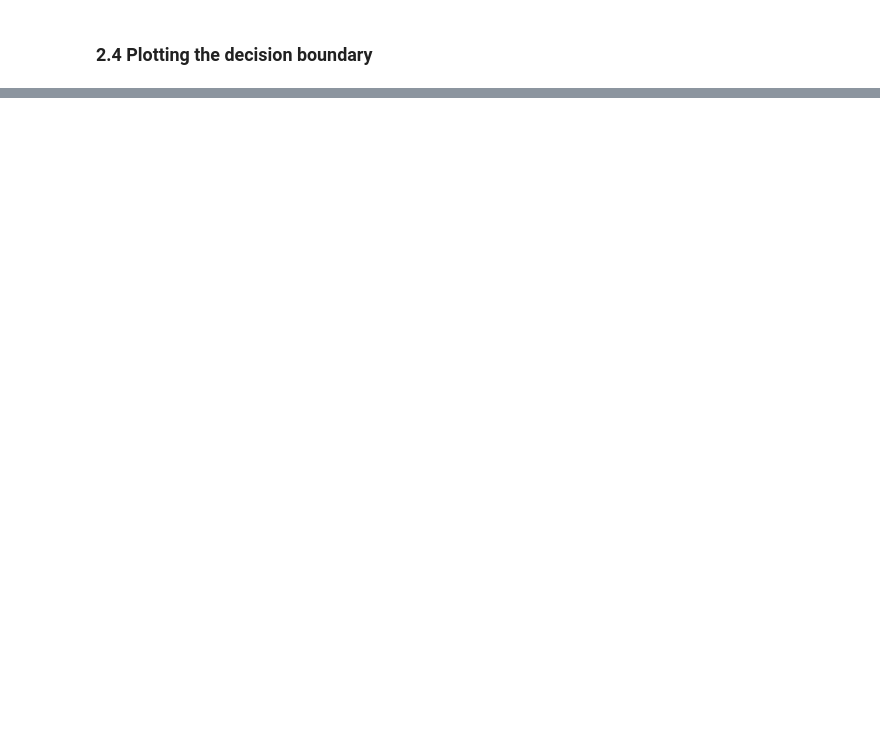
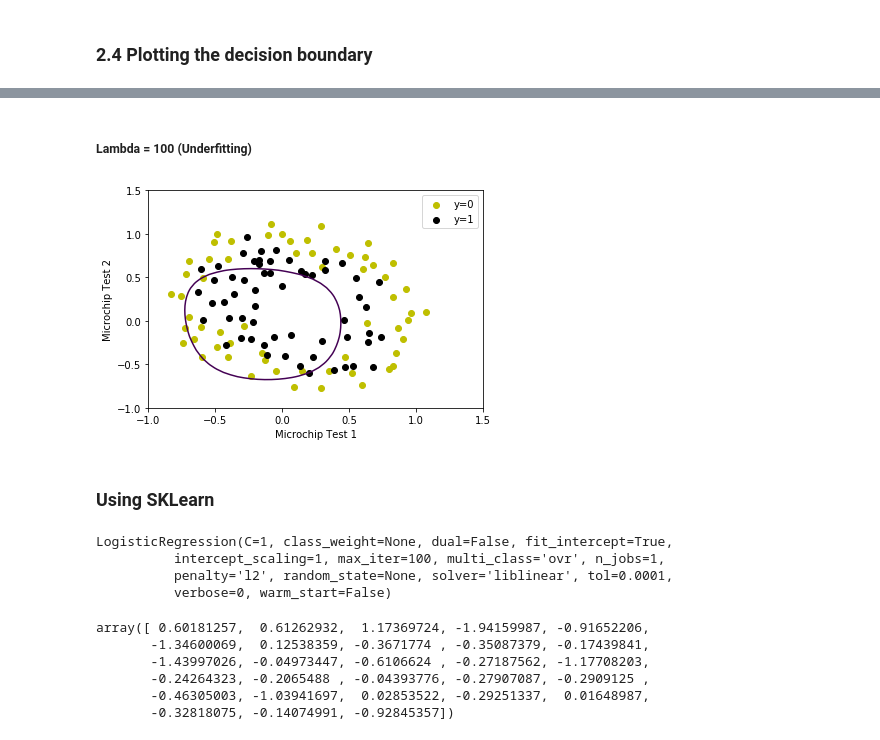
Before and after one commit to jcbaker1/Coursera, a Jupyter notebook: ML/machine-learning-ex2/ex2_python/ex2.ipynb, the cells around one changed output, grey strips where cells are left out. Drawn from its saved outputs; the diff is of its cells as text; code cells hidden in the pictures; blank space fills up the shorter version.

```diff
--- a/ML/machine-learning-ex2/ex2_python/ex2.ipynb
+++ b/ML/machine-learning-ex2/ex2_python/ex2.ipynb
@@ -555,0 +630,35 @@ array([ 7.78474422e-01,  1.27182715e-01,  4.75983939e-01, -2.18280957e+00,
+# %% [markdown]
+##### Lambda = 100 (Underfitting)
+# %%
+plt.scatter(X[y == 0, 1], X[y == 0, 2], label = 'y=0', color='y')
+plt.scatter(X[y == 1, 1], X[y == 1, 2], label = 'y=1', color='k')
+plt.xlabel('Microchip Test 1')
+plt.ylabel('Microchip Test 2')
+
+if X.shape[1] <= 3:
+    plot_x = [min(X[:, 1])-2, max(X[:, 1])+2]
+    plot_y = (-1./theta_opt[2])*(theta_opt[1]*plot_x + theta_opt[0]);
+
+    plt.plot(plot_x, plot_y)
+
+else:
+    u = np.linspace(-1, 1.5, 50);
+    v = np.linspace(-1, 1.5, 50);
+
+    z = np.zeros((len(u), len(v)));
+    # Evaluate z = theta*x over the grid
+    for i in range(len(u)):
+        for j in range(len(v)):
+            z[i,j] = mapFeature(np.array([u[i]]), np.array([v[j]])).dot(theta_opt);
+    z = np.transpose(z); # important to transpose z before calling contour
+
+    # Plot z = 0
+    # Notice you need to specify the level 0
+    plt.contour(u, v, z, levels=[0])
+
+    # Legend, specific for the exercise
+    plt.legend()
+# %% [output]
+[figure, added]
+# %% [markdown]
+### Using SKLearn
@@ -555,0 +669,16 @@ array([ 7.78474422e-01,  1.27182715e-01,  4.75983939e-01, -2.18280957e+00,
+# %%
+clf.fit(X, y)
+# %% [output]
+LogisticRegression(C=1, class_weight=None, dual=False, fit_intercept=True,
+          intercept_scaling=1, max_iter=100, multi_class='ovr', n_jobs=1,
+          penalty='l2', random_state=None, solver='liblinear', tol=0.0001,
+          verbose=0, warm_start=False)
+# %%
+clf.coef_[0]
+# %% [output]
+array([ 0.60181257,  0.61262932,  1.17369724, -1.94159987, -0.91652206,
+       -1.34600069,  0.12538359, -0.3671774 , -0.35087379, -0.17439841,
+       -1.43997026, -0.04973447, -0.6106624 , -0.27187562, -1.17708203,
+       -0.24264323, -0.2065488 , -0.04393776, -0.27907087, -0.2909125 ,
+       -0.46305003, -1.03941697,  0.02853522, -0.29251337,  0.01648987,
+       -0.32818075, -0.14074991, -0.92845357])
```
Also changed, not shown: parts of 16 cells of this notebook.
